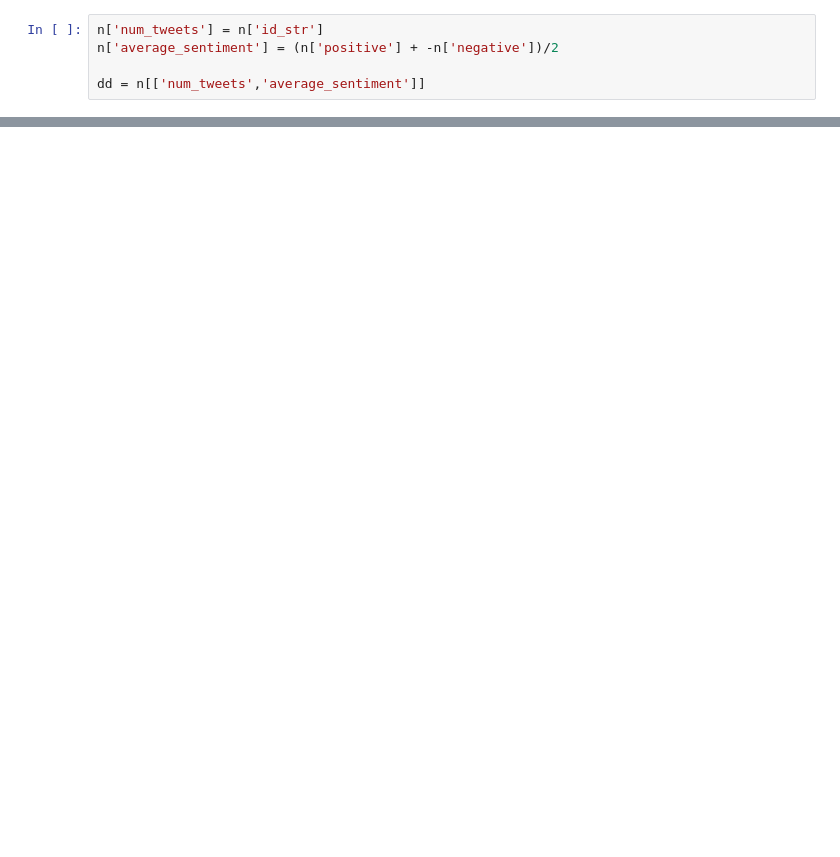
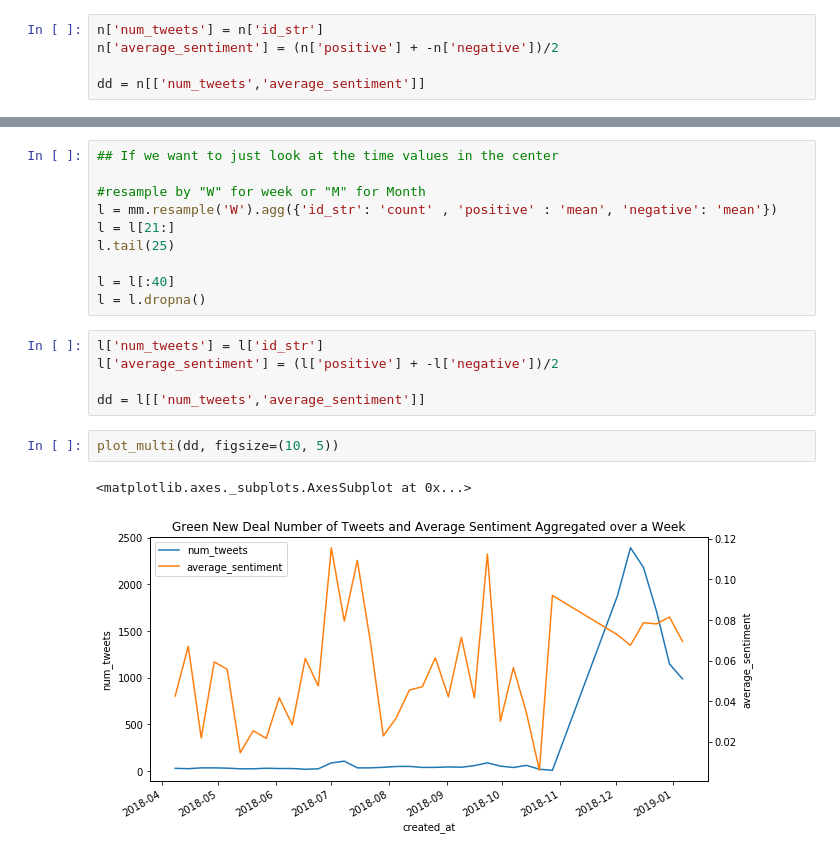
Before and after one commit to tabithaks/Public-Opinion-on-Climate-Change-Initiatives, a Jupyter notebook: Sentiment Analysis/Time Series Graph Sentiment Analysis.ipynb, the cells around one changed output, grey strips where cells are left out. Drawn from its saved outputs; the diff is of its cells as text; blank space fills up the shorter version.

```diff
--- a/Sentiment Analysis/Time Series Graph Sentiment Analysis.ipynb
+++ b/Sentiment Analysis/Time Series Graph Sentiment Analysis.ipynb
@@ -76,0 +77,20 @@ plot_multi(dd, figsize=(10, 5))
+# %%
+## If we want to just look at the time values in the center
+
+#resample by "W" for week or "M" for Month
+l = mm.resample('W').agg({'id_str': 'count' , 'positive' : 'mean', 'negative': 'mean'})
+l = l[21:]
+l.tail(25)
+
+l = l[:40]
+l = l.dropna()
+# %%
+l['num_tweets'] = l['id_str']
+l['average_sentiment'] = (l['positive'] + -l['negative'])/2
+
+dd = l[['num_tweets','average_sentiment']]
+# %%
+plot_multi(dd, figsize=(10, 5))
+# %% [output]
+<matplotlib.axes._subplots.AxesSubplot at 0x...>
+[figure, added]
```
Also changed, not shown: parts of 4 cells of this notebook.
